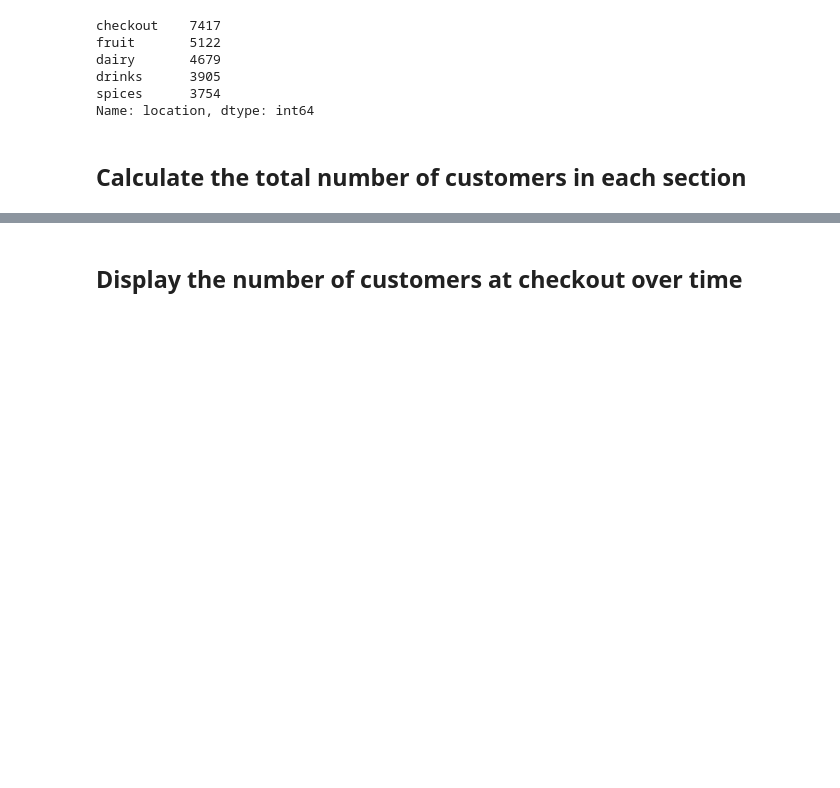
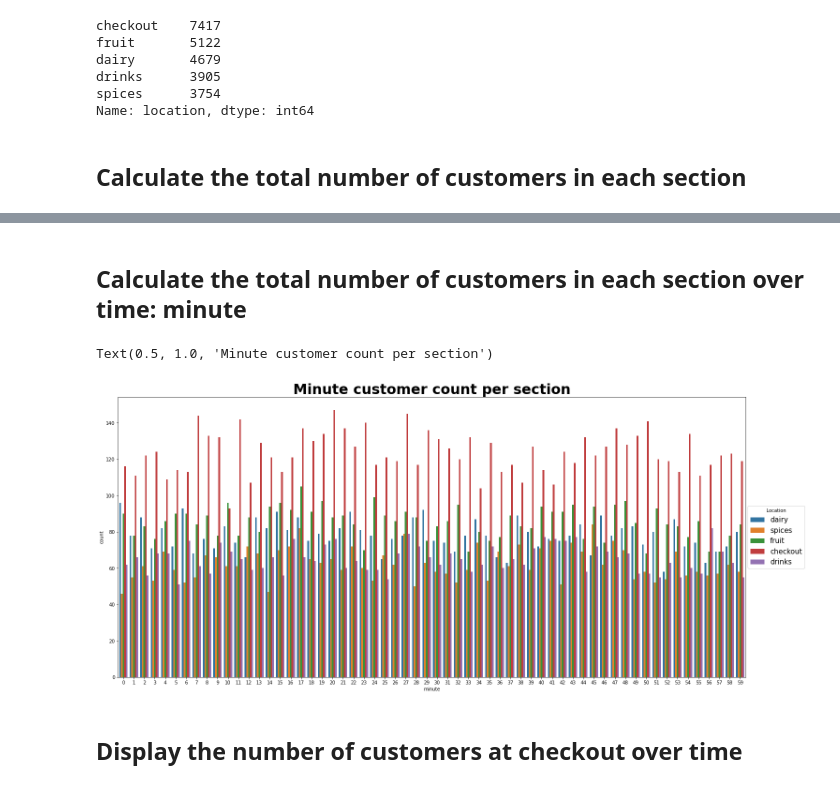
Before and after one commit to Amaranga/markov_ki, a Jupyter notebook: project8_data_exploration.ipynb, the cells around one changed output, grey strips where cells are left out. Drawn from its saved outputs; the diff is of its cells as text; code cells hidden in the pictures; blank space fills up the shorter version.

```diff
--- a/project8_data_exploration.ipynb
+++ b/project8_data_exploration.ipynb
@@ -121,2 +138,12 @@ plt.legend(bbox_to_anchor=(1.17, 0.5), loc=5)
+# %% [markdown]
+## Calculate the total number of customers in each section over time: minute
+# %%
+
+sns.countplot(hue=df_all.location, x=df_all.minute)
+plt.legend(bbox_to_anchor=(1.1, 0.5), loc=5, title = "Location", fontsize = 15)
+plt.title("Minute customer count per section", fontsize = 30, fontweight = "bold")
+# %% [output]
+Text(0.5, 1.0, 'Minute customer count per section')
+[figure, added]
 # %% [markdown]
 ## Display the number of customers at checkout over time
```
Also changed, not shown: parts of 25 cells of this notebook.
